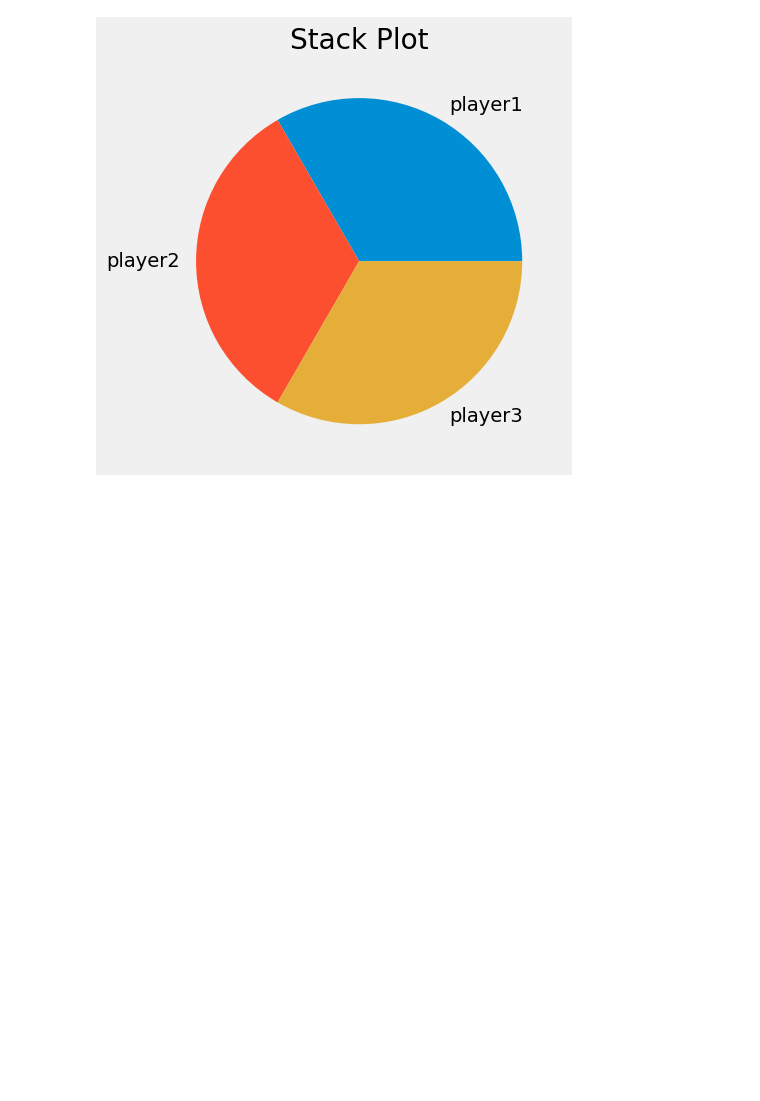
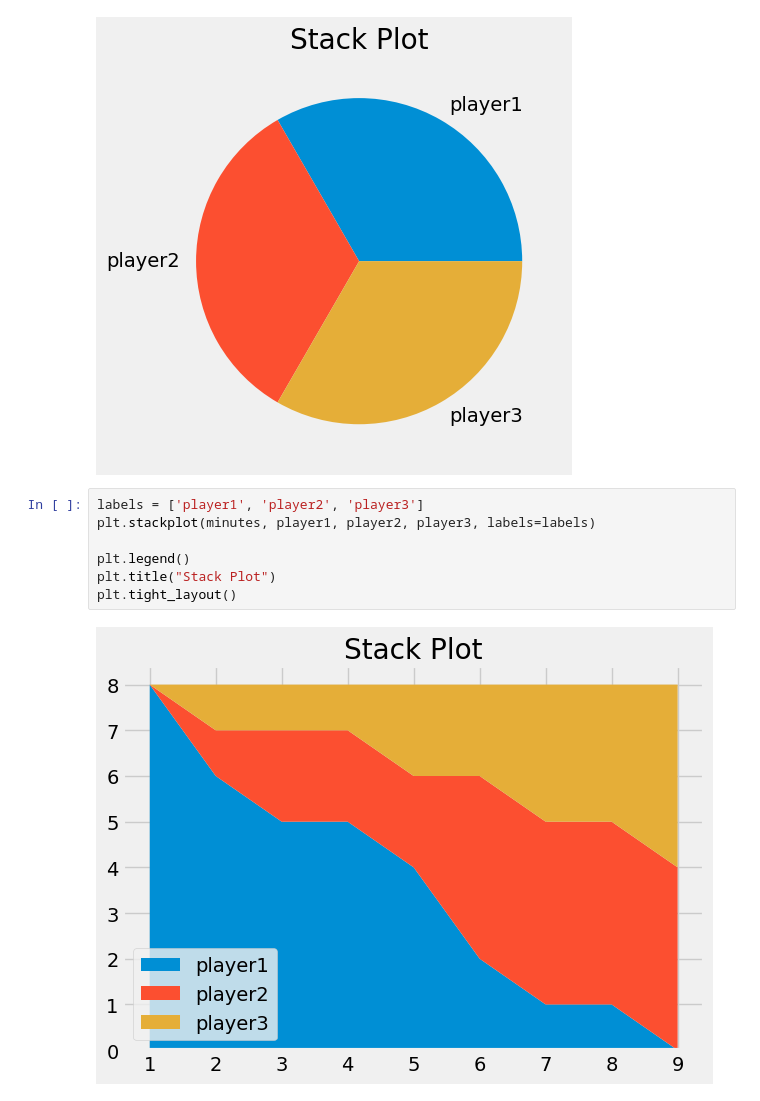
Before and after one commit to raaakibul/ML-course, a Jupyter notebook: Matplotlib/stack-plots.ipynb, the cells around one changed output. Saved outputs shown, nothing was run; the diff lists cells and outputs as text; blank space fills up the shorter version.

Commit message:
Stack Plot

```diff
--- a/Matplotlib/stack-plots.ipynb
+++ b/Matplotlib/stack-plots.ipynb
@@ -15,3 +15,12 @@ plt.title('Stack Plot')
 plt.tight_layout()
 # %% [output]
 [figure]
+# %%
+labels = ['player1', 'player2', 'player3']
+plt.stackplot(minutes, player1, player2, player3, labels=labels)
+
+plt.legend()
+plt.title("Stack Plot")
+plt.tight_layout()
+# %% [output]
+[figure, added]
```
